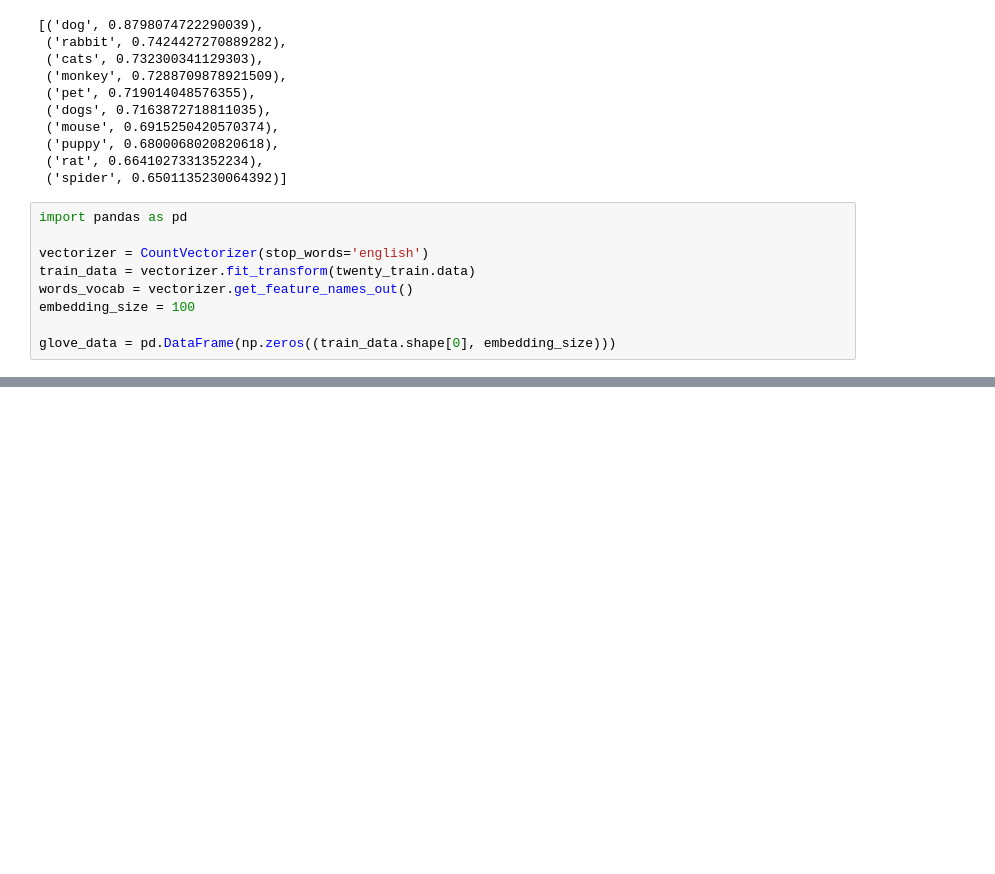
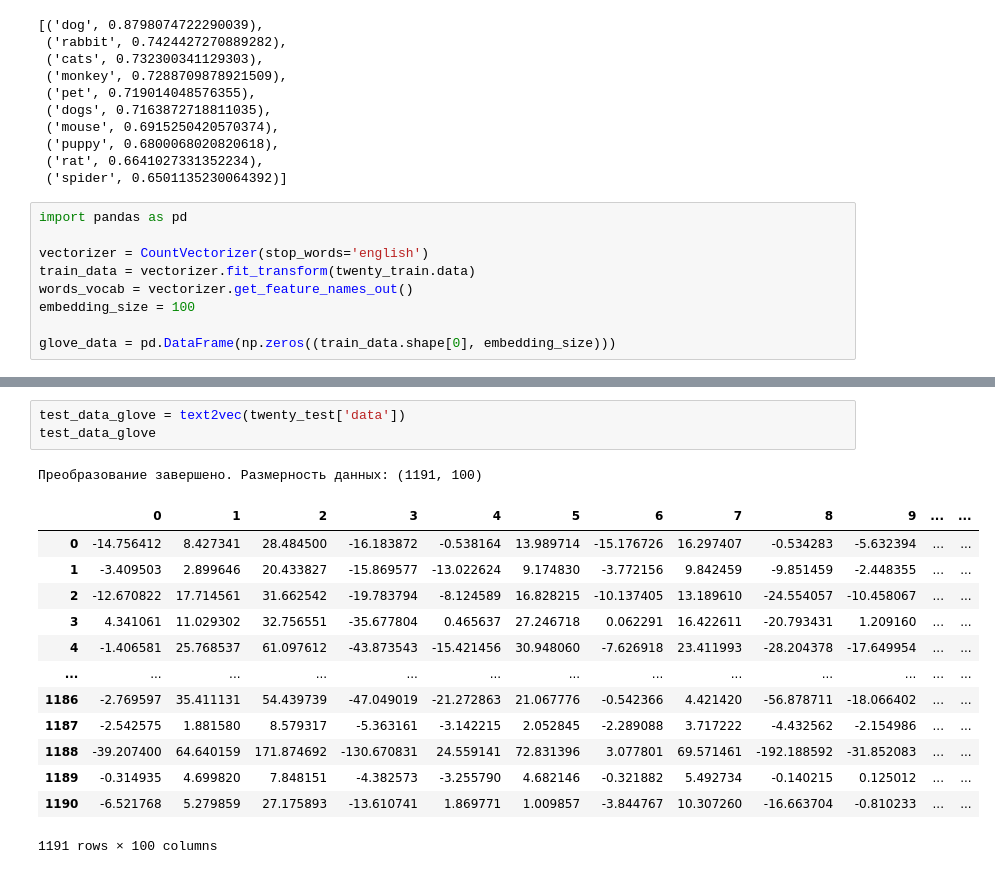
Before and after one commit to EngoyanSY/text_analysis, a Jupyter notebook: LR3/LR_3.ipynb, the cells around one changed output, grey strips where cells are left out. Drawn from its saved outputs; the diff is of its cells as text; blank space fills up the shorter version.

```diff
--- a/LR3/LR_3.ipynb
+++ b/LR3/LR_3.ipynb
@@ -177,0 +189,18 @@ def text2vec(text_data):
+# %%
+test_data_glove = text2vec(twenty_test['data'])
+test_data_glove
+# %% [output]
+Преобразование завершено. Размерность данных: (1191, 100)
+|  | 0 | 1 | 2 | 3 | 4 | 5 | 6 | 7 | 8 | 9 | ... | ... |
+| 0 | -14.756412 | 8.427341 | 28.484500 | -16.183872 | -0.538164 | 13.989714 | -15.176726 | 16.297407 | -0.534283 | -5.632394 | ... | ... |
+| 1 | -3.409503 | 2.899646 | 20.433827 | -15.869577 | -13.022624 | 9.174830 | -3.772156 | 9.842459 | -9.851459 | -2.448355 | ... | ... |
+| 2 | -12.670822 | 17.714561 | 31.662542 | -19.783794 | -8.124589 | 16.828215 | -10.137405 | 13.189610 | -24.554057 | -10.458067 | ... | ... |
+| 3 | 4.341061 | 11.029302 | 32.756551 | -35.677804 | 0.465637 | 27.246718 | 0.062291 | 16.422611 | -20.793431 | 1.209160 | ... | ... |
+| 4 | -1.406581 | 25.768537 | 61.097612 | -43.873543 | -15.421456 | 30.948060 | -7.626918 | 23.411993 | -28.204378 | -17.649954 | ... | ... |
+| ... | ... | ... | ... | ... | ... | ... | ... | ... | ... | ... | ... | ... |
+| 1186 | -2.769597 | 35.411131 | 54.439739 | -47.049019 | -21.272863 | 21.067776 | -0.542366 | 4.421420 | -56.878711 | -18.066402 | ... | ... |
+| 1187 | -2.542575 | 1.881580 | 8.579317 | -5.363161 | -3.142215 | 2.052845 | -2.289088 | 3.717222 | -4.432562 | -2.154986 | ... | ... |
+| 1188 | -39.207400 | 64.640159 | 171.874692 | -130.670831 | 24.559141 | 72.831396 | 3.077801 | 69.571461 | -192.188592 | -31.852083 | ... | ... |
+| 1189 | -0.314935 | 4.699820 | 7.848151 | -4.382573 | -3.255790 | 4.682146 | -0.321882 | 5.492734 | -0.140215 | 0.125012 | ... | ... |
+| 1190 | -6.521768 | 5.279859 | 27.175893 | -13.610741 | 1.869771 | 1.009857 | -3.844767 | 10.307260 | -16.663704 | -0.810233 | ... | ... |
+1191 rows × 100 columns
```
Also changed, not shown: parts of 7 cells of this notebook.
